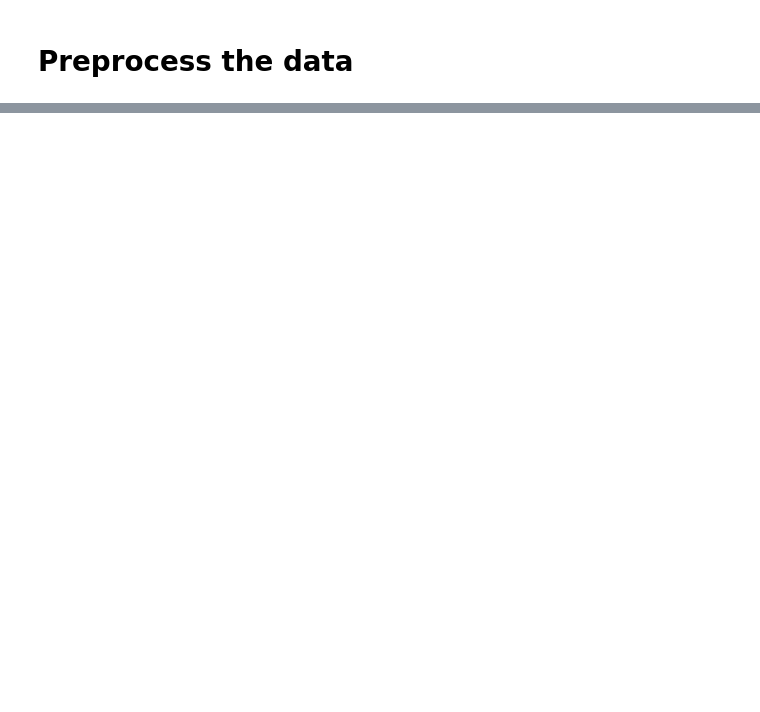
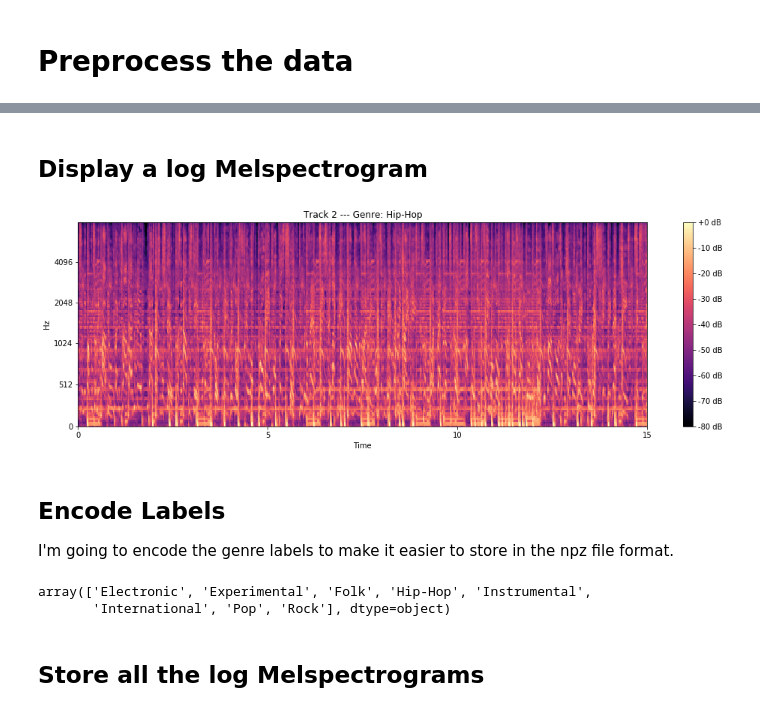
Before and after one commit to colesturza/CSCI4622-Final-Project, a Jupyter notebook: preprocess_data.ipynb, the cells around one changed output, grey strips where cells are left out. Saved outputs shown, nothing was run; the diff lists cells and outputs as text; code cells hidden in the pictures; blank space fills up the shorter version.

Commit message:
Data processing.

```diff
--- a/preprocess_data.ipynb
+++ b/preprocess_data.ipynb
@@ -41,0 +54,2 @@ X_train.to_numpy().shape
+# %%
+AUDIO_DIR = '../data/fma_small/'
@@ -41,0 +75,38 @@ X_train.to_numpy().shape
+# %%
+SR = 22050
+HOP_LENGTH = 1024
+N_FFT = 2048
+
+def log_melspectrogram(tid, *, plot=False, genre_label=''):
+    """
+    Generate the log melspectrogram using an audio time series. Optionally this function will
+    also plot the log melspectrogram.
+    :param tid: Track ID of the audio file.
+    :param plot: Bool value, when true the log melspectrogram generated will be plotted.
+                 By default this kwarg is set to false.
+    :param genre_label: Genre label assosiated with the track.
+    :return: The log melspectrogram
+    """
+    filepath = get_path(AUDIO_DIR, tid)
+
+    y, _ = librosa.load(filepath)
+
+    melspec = librosa.feature.melspectrogram(y=y, sr=SR, hop_length=HOP_LENGTH, n_fft=N_FFT)
+
+    melspec = librosa.power_to_db(melspec, ref=np.max)
+
+    if plot:
+
+        if genre_label != '':
+
+            plt.title('Track {} --- Genre: {}'.format(tid, genre_label))
+
+        else:
+
+            plt.title('Track {}'.format(tid))
+
+        librosa.display.specshow(melspec, x_axis='time', y_axis='mel', sr=SR, fmax=8000)
+        plt.colorbar(format='%+2.0f dB')
+        plt.show()
+
+    return melspec
@@ -41,0 +163,18 @@ X_train.to_numpy().shape
+# %% [markdown]
+## Display a log Melspectrogram
+# %%
+genre = df_train[('track', 'genre_top')].iloc[0]
+tid = int(df_train['tid'].iloc[0])
+log_melspectrogram(tid, plot=True, genre_label=genre);
+# %% [output]
+[figure, added]
+# %% [markdown]
+## Encode Labels
+I'm going to encode the genre labels to make it easier to store in the npz file format.
+# %%
+le = preprocessing.LabelEncoder()
+le.fit(df_train[('track', 'genre_top')])
+le.classes_
+# %% [output]
+array(['Electronic', 'Experimental', 'Folk', 'Hip-Hop', 'Instrumental',
+       'International', 'Pop', 'Rock'], dtype=object)
@@ -41,0 +190,2 @@ X_train.to_numpy().shape
+# %% [markdown]
+## Store all the log Melspectrograms
```
Also changed, not shown: parts of 23 cells of this notebook, 1 other file.
